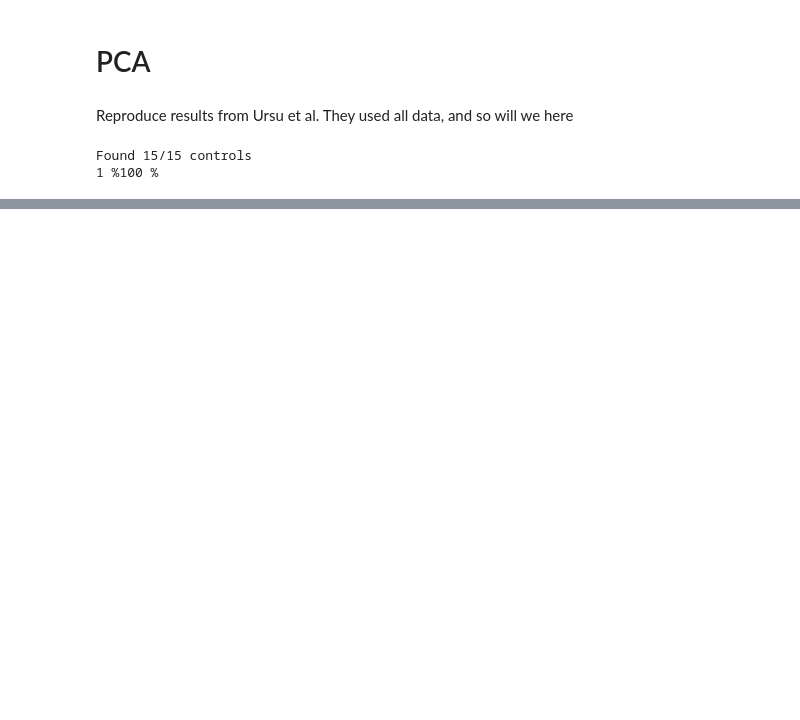
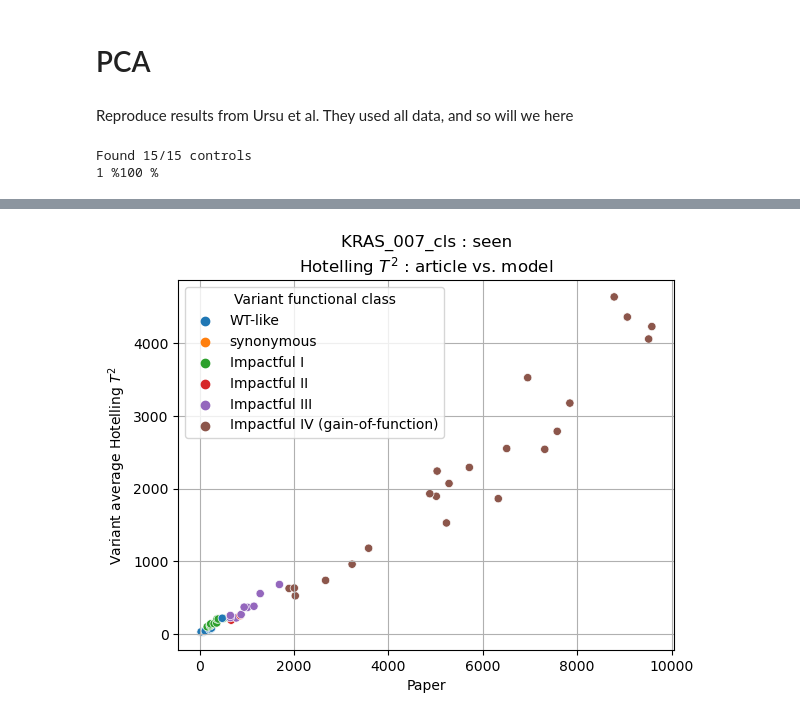
Before and after one commit to Lucas-Gui/sc_contrast, a Jupyter notebook: impact_scores.ipynb, the cells around one changed output, grey strips where cells are left out. Drawn from its saved outputs; the diff is of its cells as text; code cells hidden in the pictures; blank space fills up the shorter version.

```diff
--- a/impact_scores.ipynb
+++ b/impact_scores.ipynb
@@ -152,0 +341,10 @@ plt.plot(df.Recomputed - df.Paper)
+# %%
+hue = metadata.loc[df.index, 'Variant functional class'].copy()
+hue[metadata['Control status'] == 'synonymous'] = 'synonymous'
+sns.scatterplot(df, x='Paper', y=run_name, hue=hue)
+plt.title(f'{run_name} : {subset}\nHotelling $T^2$ : article vs. model')
+plt.ylabel('Variant average Hotelling $T^2$')
+plt.grid()
+plt.savefig(save_dir+f'/{subset}_T2_scatter.pdf');
+# %% [output]
+[figure, added]
```
Also changed, not shown: parts of 28 cells of this notebook.
